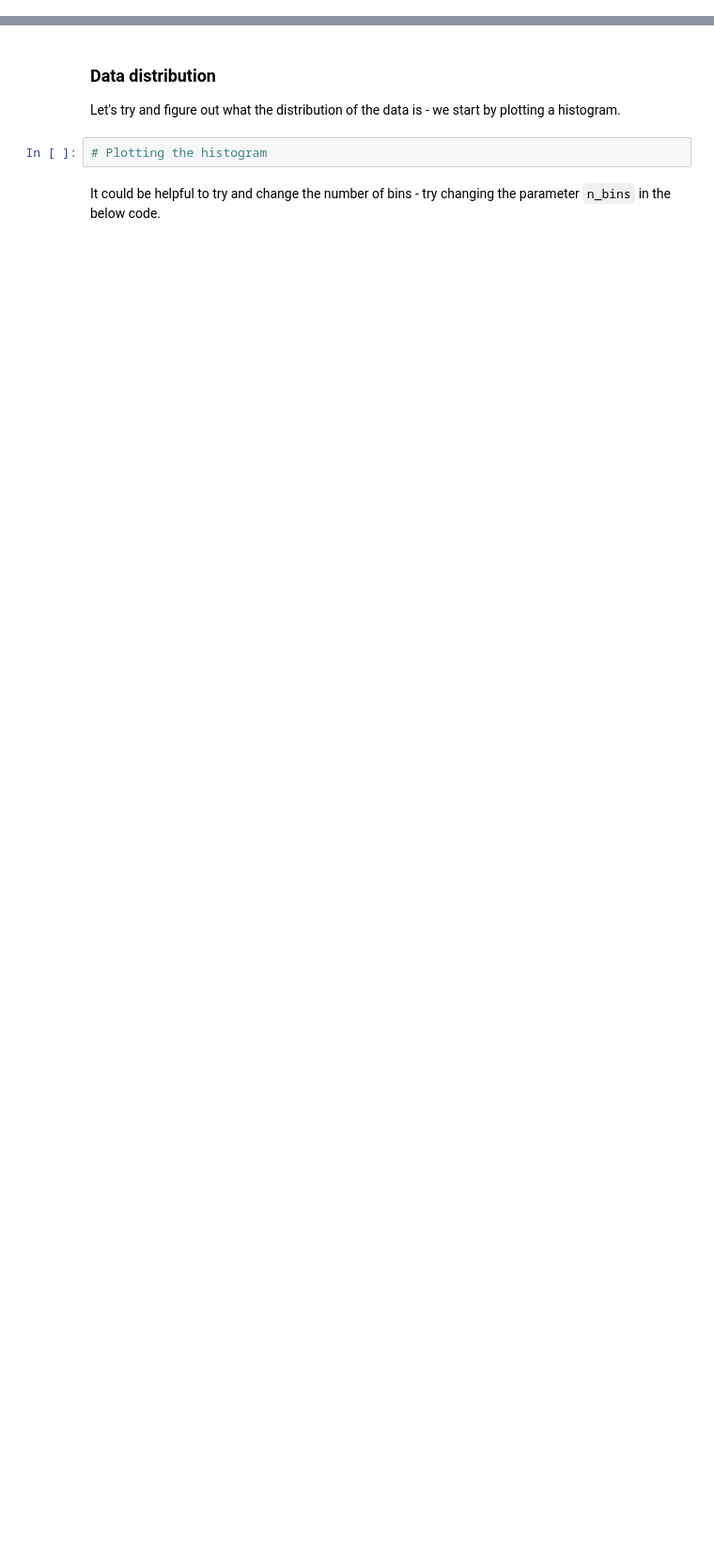
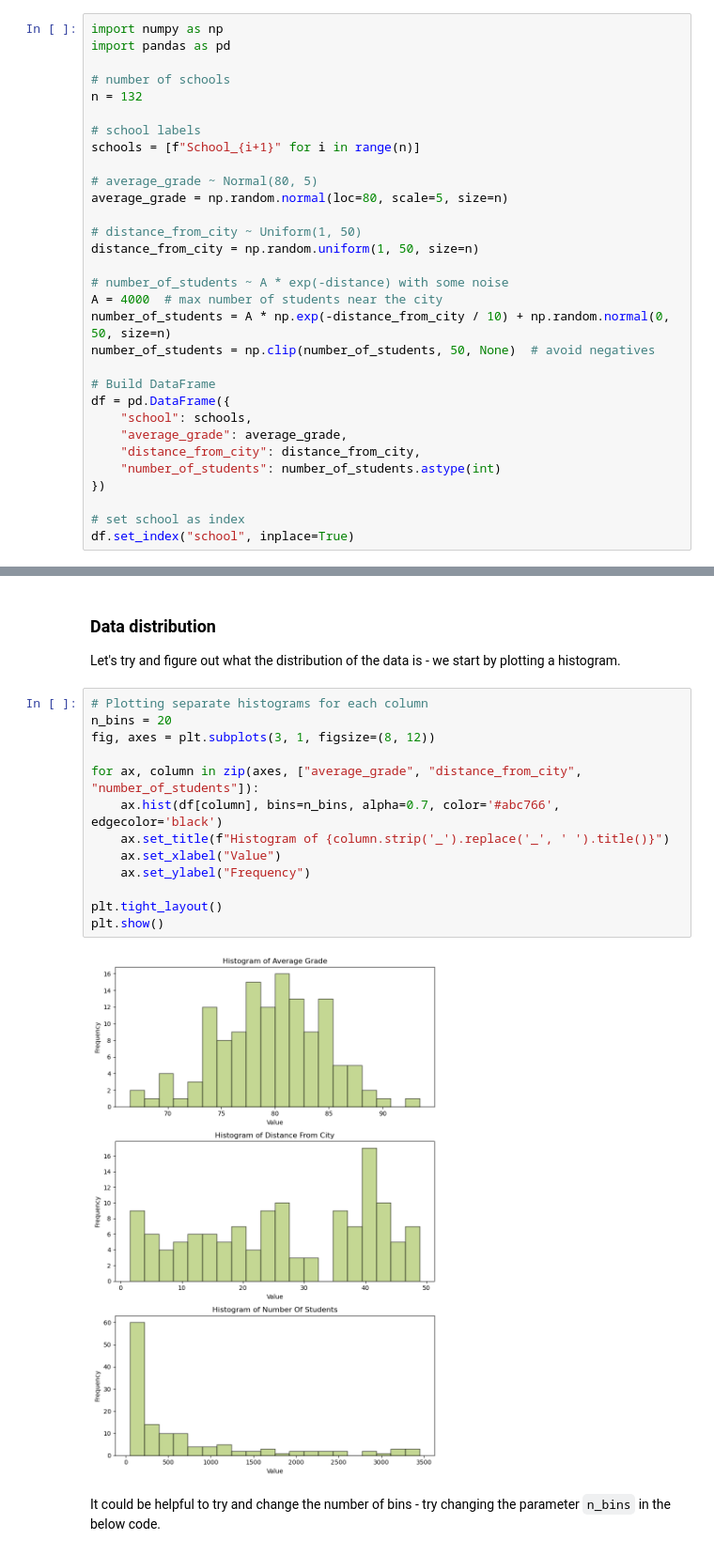
Before and after one commit to Bea-Taylor/CASA007_tutorials, a Jupyter notebook: W02_data_analysis_2.ipynb, the cells around one changed output, grey strips where cells are left out. Shown: that part at 94% size. Saved outputs shown, nothing was run; the diff lists cells and outputs as text; blank space fills up the shorter version.

````diff
--- a/W02_data_analysis_2.ipynb
+++ b/W02_data_analysis_2.ipynb
@@ -27,0 +141,31 @@ df =
+# %%
+import numpy as np
+import pandas as pd
+
+# number of schools
+n = 132
+
+# school labels
+schools = [f"School_{i+1}" for i in range(n)]
+
+# average_grade ~ Normal(80, 5)
+average_grade = np.random.normal(loc=80, scale=5, size=n)
+
+# distance_from_city ~ Uniform(1, 50)
+distance_from_city = np.random.uniform(1, 50, size=n)
+
+# number_of_students ~ A * exp(-distance) with some noise
+A = 4000  # max number of students near the city
+number_of_students = A * np.exp(-distance_from_city / 10) + np.random.normal(0, 50, size=n)
+number_of_students = np.clip(number_of_students, 50, None)  # avoid negatives
+
+# Build DataFrame
+df = pd.DataFrame({
+    "school": schools,
+    "average_grade": average_grade,
+    "distance_from_city": distance_from_city,
+    "number_of_students": number_of_students.astype(int)
+})
+
+# set school as index
+df.set_index("school", inplace=True)
@@ -35,6 +202,19 @@ We can print the summary statistics of the dataframe using in-built functions fr
 
 Let's try and figure out what the distribution of the data is - we start by plotting a histogram.
 # %%
-# Plotting the histogram
+# Plotting separate histograms for each column
+n_bins = 20
+fig, axes = plt.subplots(3, 1, figsize=(8, 12))
+
+for ax, column in zip(axes, ["average_grade", "distance_from_city", "number_of_students"]):
+    ax.hist(df[column], bins=n_bins, alpha=0.7, color='#abc766', edgecolor='black')
+    ax.set_title(f"Histogram of {column.strip('_').replace('_', ' ').title()}")
+    ax.set_xlabel("Value")
+    ax.set_ylabel("Frequency")
+
+plt.tight_layout()
+plt.show()
+# %% [output]
+[figure, added]
 # %% [markdown]
 It could be helpful to try and change the number of bins - try changing the parameter ```n_bins``` in the below code.
````
Also changed, not shown: parts of 31 cells of this notebook.
